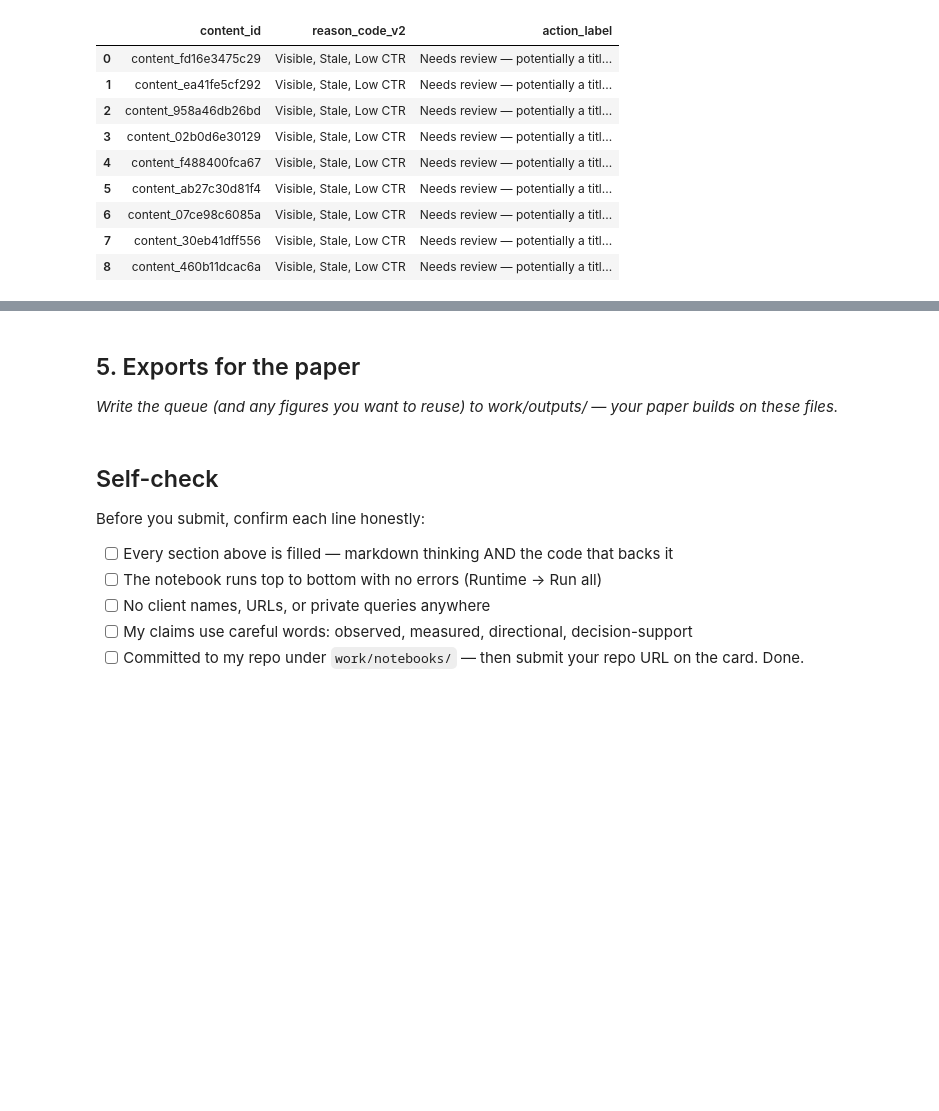
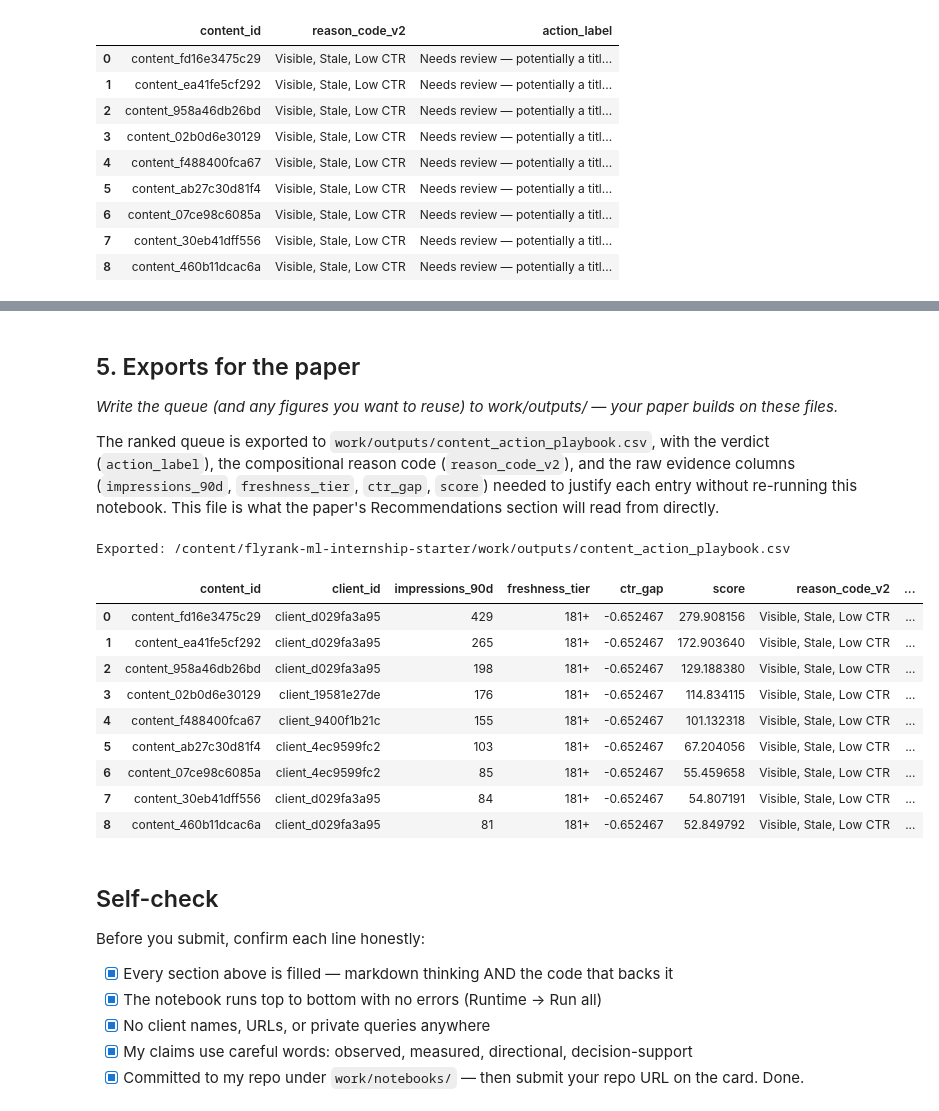
Before and after one commit to YoussefAli07/flyrank-ml-internship-starter, a Jupyter notebook: work/notebooks/w07_action_playbook.ipynb, the cells around one changed output, grey strips where cells are left out. Saved outputs shown, nothing was run; the diff lists cells and outputs as text; code cells hidden in the pictures; blank space fills up the shorter version.

```diff
--- a/work/notebooks/w07_action_playbook.ipynb
+++ b/work/notebooks/w07_action_playbook.ipynb
@@ -118,3 +215,11 @@ flagged[['content_id', 'reason_code_v2', 'action_label']]
 ## 5. Exports for the paper
 
 *Write the queue (and any figures you want to reuse) to work/outputs/ — your paper builds on these files.*
+
+
+The ranked queue is exported to `work/outputs/content_action_playbook.csv`,
+with the verdict (`action_label`), the compositional reason code
+(`reason_code_v2`), and the raw evidence columns (`impressions_90d`,
+`freshness_tier`, `ctr_gap`, `score`) needed to justify each entry without
+re-running this notebook. This file is what the paper's Recommendations
+section will read from directly.
@@ -124,10 +226,36 @@ flagged[['content_id', 'reason_code_v2', 'action_label']]
+# %%
+import os
+
+os.makedirs('work/outputs', exist_ok=True)
+
+export_cols = [
+    'content_id', 'client_id', 'impressions_90d', 'freshness_tier',
+    'ctr_gap', 'score', 'reason_code_v2', 'action_label'
+]
+
+flagged[export_cols].to_csv('work/outputs/content_action_playbook.csv', index=False)
+
+print("Exported:", os.path.abspath('work/outputs/content_action_playbook.csv'))
+flagged[export_cols]
+# %% [output]
+Exported: /content/flyrank-ml-internship-starter/work/outputs/content_action_playbook.csv
+|  | content_id | client_id | impressions_90d | freshness_tier | ctr_gap | score | reason_code_v2 | ... |
+| 0 | content_fd16e3475c29 | client_d029fa3a95 | 429 | 181+ | -0.652467 | 279.908156 | Visible, Stale, Low CTR | ... |
+| 1 | content_ea41fe5cf292 | client_d029fa3a95 | 265 | 181+ | -0.652467 | 172.903640 | Visible, Stale, Low CTR | ... |
+| 2 | content_958a46db26bd | client_d029fa3a95 | 198 | 181+ | -0.652467 | 129.188380 | Visible, Stale, Low CTR | ... |
+| 3 | content_02b0d6e30129 | client_19581e27de | 176 | 181+ | -0.652467 | 114.834115 | Visible, Stale, Low CTR | ... |
+| 4 | content_f488400fca67 | client_9400f1b21c | 155 | 181+ | -0.652467 | 101.132318 | Visible, Stale, Low CTR | ... |
+| 5 | content_ab27c30d81f4 | client_4ec9599fc2 | 103 | 181+ | -0.652467 | 67.204056 | Visible, Stale, Low CTR | ... |
+| 6 | content_07ce98c6085a | client_4ec9599fc2 | 85 | 181+ | -0.652467 | 55.459658 | Visible, Stale, Low CTR | ... |
+| 7 | content_30eb41dff556 | client_d029fa3a95 | 84 | 181+ | -0.652467 | 54.807191 | Visible, Stale, Low CTR | ... |
+| 8 | content_460b11dcac6a | client_d029fa3a95 | 81 | 181+ | -0.652467 | 52.849792 | Visible, Stale, Low CTR | ... |
 # %% [markdown]
 ## Self-check
 
 Before you submit, confirm each line honestly:
 
-- [ ] Every section above is filled — markdown thinking AND the code that backs it
-- [ ] The notebook runs top to bottom with no errors (Runtime → Run all)
-- [ ] No client names, URLs, or private queries anywhere
-- [ ] My claims use careful words: observed, measured, directional, decision-support
-- [ ] Committed to my repo under `work/notebooks/` — then submit your repo URL on the card. Done.
+- [x] Every section above is filled — markdown thinking AND the code that backs it
+- [x] The notebook runs top to bottom with no errors (Runtime → Run all)
+- [x] No client names, URLs, or private queries anywhere
+- [x] My claims use careful words: observed, measured, directional, decision-support
+- [x] Committed to my repo under `work/notebooks/` — then submit your repo URL on the card. Done.
```
Also changed, not shown: parts of 15 cells of this notebook.
